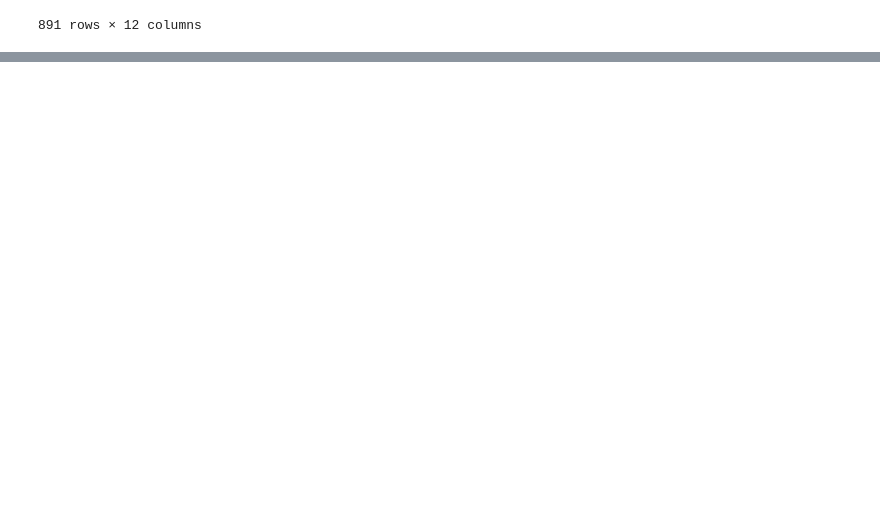
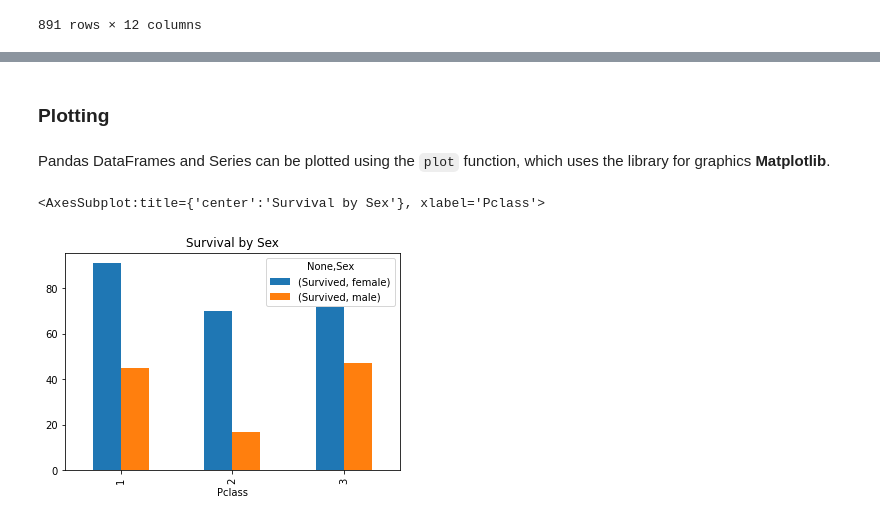
Before and after one commit to beyond2013/DataScience, a Jupyter notebook: 1stSession.ipynb, the cells around one changed output, grey strips where cells are left out. Drawn from its saved outputs; the diff is of its cells as text; code cells hidden in the pictures; blank space fills up the shorter version.

Commit message:
update notebook sorting, groupby, pivot table, plotting

```diff
--- a/1stSession.ipynb
+++ b/1stSession.ipynb
@@ -424,0 +425,3 @@ dfFilled
+# %%
+df.sort_values(by='Age', ascending= False, inplace=True)
+df.head()
@@ -424,0 +437,3 @@ dfFilled
+# %%
+df.sort_index(axis=0, ascending =True, inplace=True)
+df.head()
@@ -424,0 +459,7 @@ dfFilled
+# %%
+import numpy
+pivot_table = pandas.pivot_table(df, values=['Survived'],
+                                columns=['Sex'],
+                                 index=['Pclass'],
+                                 aggfunc={'Survived': numpy.sum})
+pivot_table
@@ -424,0 +473,9 @@ dfFilled
+# %% [markdown]
+### Plotting
+# %% [markdown]
+Pandas DataFrames and Series can be plotted using the `plot` function, which uses the library for graphics **Matplotlib**.
+# %%
+pivot_table.plot(kind='bar', title="Survival by Sex")
+# %% [output]
+<AxesSubplot:title={'center':'Survival by Sex'}, xlabel='Pclass'>
+[figure, added]
```
Also changed, not shown: parts of 8 cells of this notebook.
